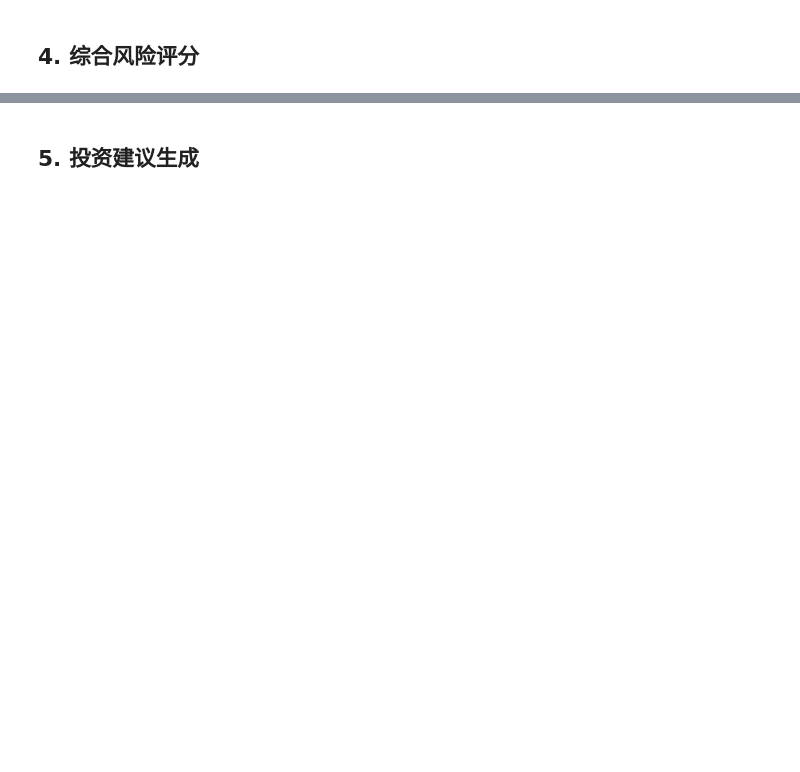
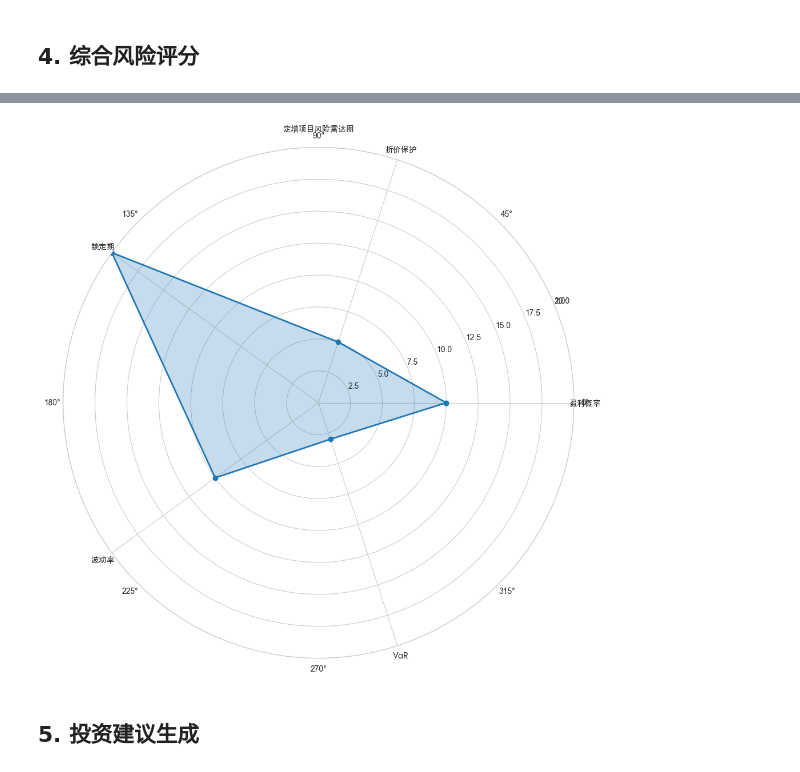
Before and after one commit to daiyipu/investment_valuation, a Jupyter notebook: price_maintenance_risk_analysis/notebooks/06_comprehensive_analysis.ipynb, the cells around one changed output, grey strips where cells are left out. Cells and saved outputs as stored; diff of their text form; code cells hidden in the pictures; blank space fills up the shorter version.

```diff
--- a/price_maintenance_risk_analysis/notebooks/06_comprehensive_analysis.ipynb
+++ b/price_maintenance_risk_analysis/notebooks/06_comprehensive_analysis.ipynb
@@ -150,7 +230,7 @@ print('运行蒙特卡洛模拟以评估盈利概率...')
 sim_results = analyzer.monte_carlo_simulation(
     n_simulations=5000,
     volatility=project_info['volatility'],
-    drift=0.08,
+    drift=project_info['drift'],
     seed=42
 )
 
@@ -266,24 +365,28 @@ print(f"\n总风险评分: {risk_score}/100 分")
 # %%
 # 雷达图展示风险评分
 categories = ['盈利概率', '折价保护', '锁定期', '波动率', 'VaR']
 scores = [prob_score, discount_score, lockup_score, vol_score, var_score]
 
-angles = np.linspace(0, 2*np.pi, len(categories), endpoint=False).tolist()
-scores += scores[:1]  # 闭合雷达图
+# 闭合雷达图：将第一个元素添加到末尾
+angles_plot = np.linspace(0, 2*np.pi, len(categories), endpoint=False).tolist()
+angles_plot += angles_plot[:1]  # 闭合角度
+scores_plot = scores + scores[:1]  # 闭合分数
 
 fig, ax = plt.subplots(figsize=(10, 10), subplot_kw=dict(projection='polar'))
 
 ax = plt.subplot(111, projection='polar')
-ax.plot(angles, scores, 'o-', linewidth=2, label='风险评分')
-ax.fill(angles, scores, alpha=0.25)
-ax.set_xticks(angles[:-1])
+ax.plot(angles_plot, scores_plot, 'o-', linewidth=2, label='风险评分')
+ax.fill(angles_plot, scores_plot, alpha=0.25)
+ax.set_xticks(angles_plot[:-1])
 ax.set_xticklabels(categories, fontproperties=font_prop)
 ax.set_ylim(0, 20)
 ax.set_title('定增项目风险雷达图', fontsize=14, fontweight='bold', pad=20, fontproperties=font_prop)
 ax.grid(True)
 
 plt.tight_layout()
 plt.show()
+# %% [output]
+[figure, added]
 # %% [markdown]
 ## 5. 投资建议生成
 # %%
```
Also changed, not shown: parts of 9 cells of this notebook, 14 other files.
